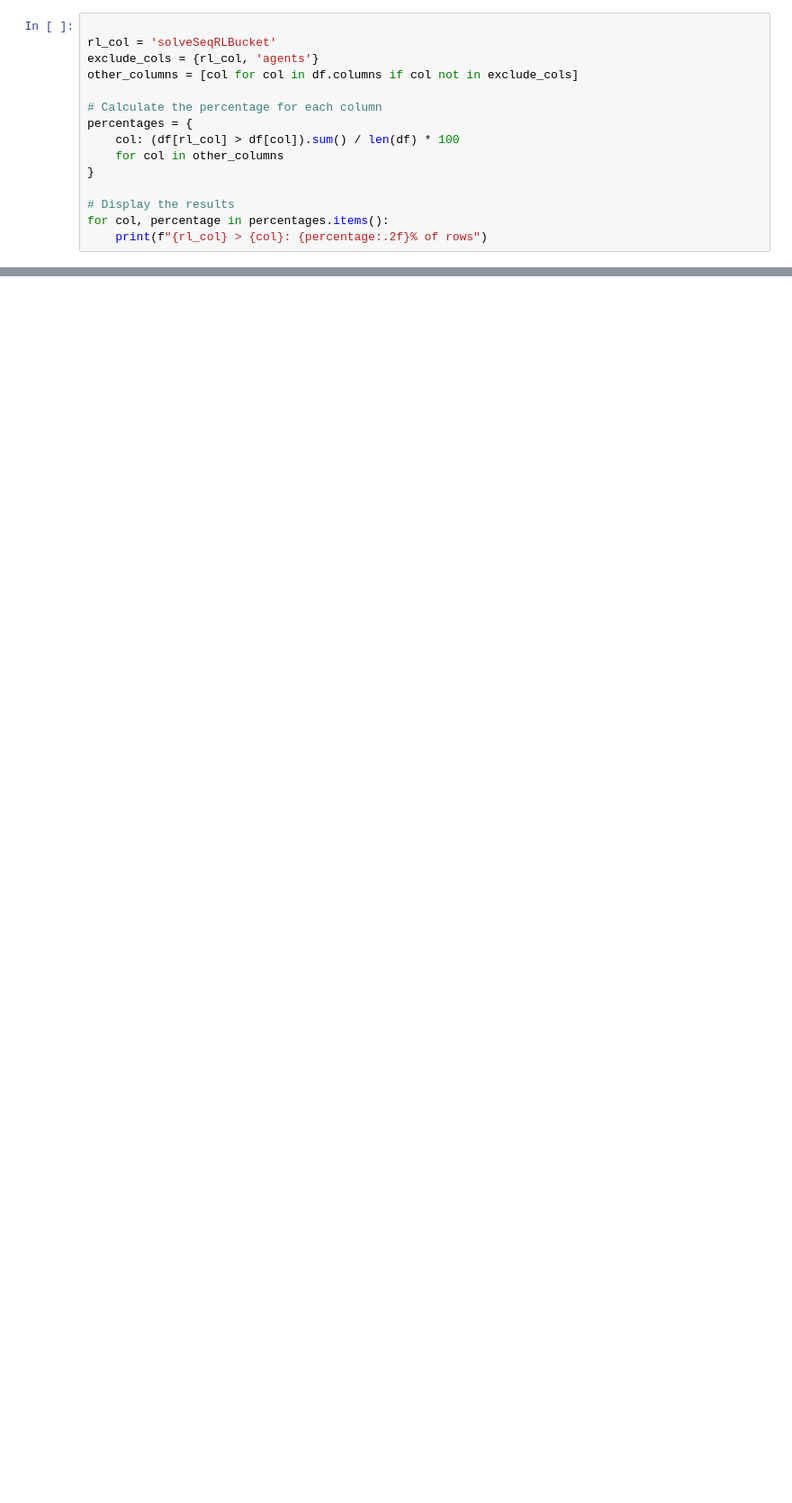
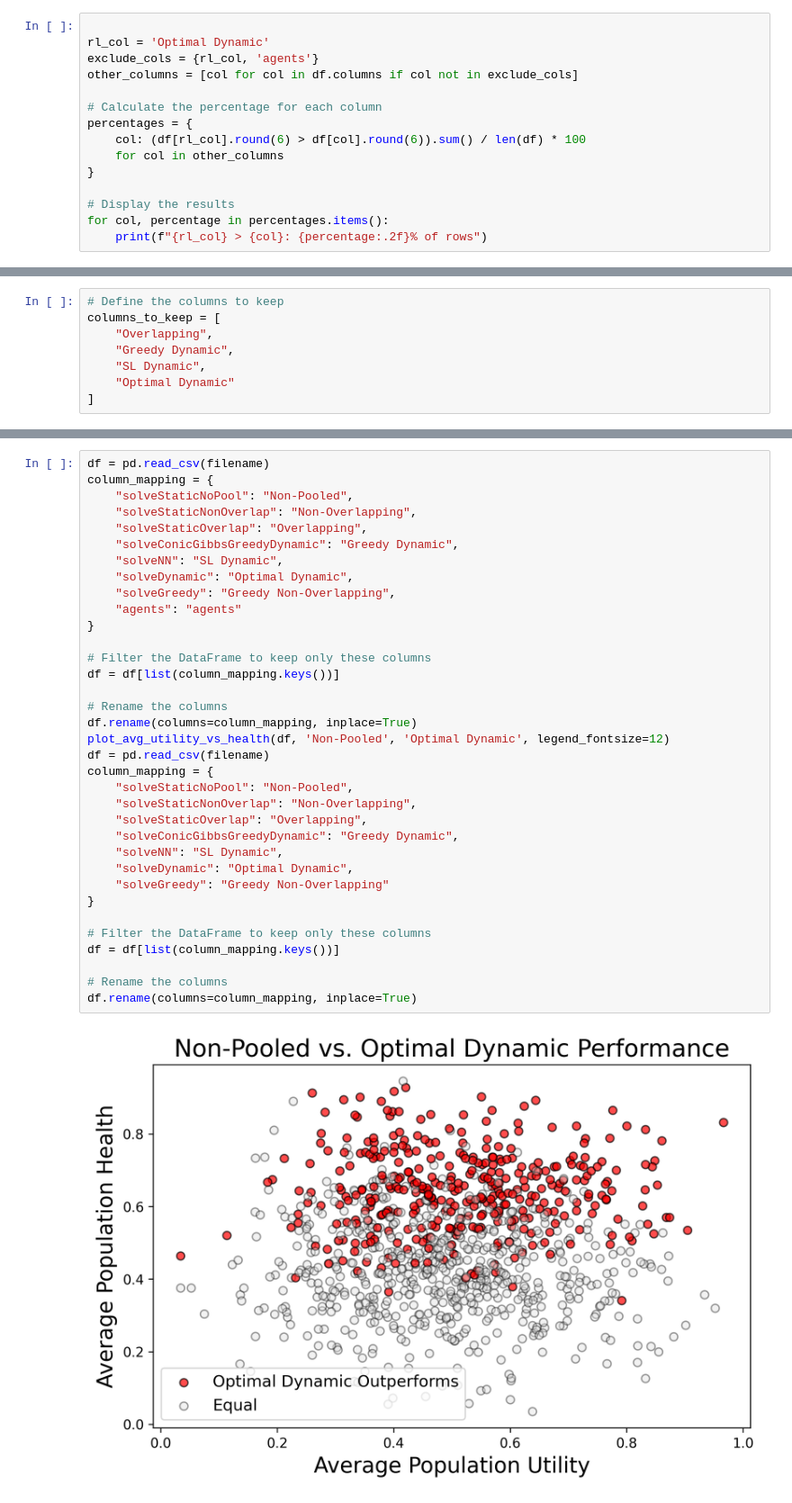
Before and after one commit to nrlopez03/pooled-testing, a Jupyter notebook: test.ipynb, the cells around one changed output, grey strips where cells are left out. Shown at 90% size. Drawn from its saved outputs; the diff is of its cells as text; blank space fills up the shorter version.

Commit message:
data

```diff
--- a/test.ipynb
+++ b/test.ipynb
@@ -62,12 +83,12 @@ dtype: float64
 # %%
 
-rl_col = 'solveSeqRLBucket'
+rl_col = 'Optimal Dynamic'
 exclude_cols = {rl_col, 'agents'}
 other_columns = [col for col in df.columns if col not in exclude_cols]
 
 # Calculate the percentage for each column
 percentages = {
-    col: (df[rl_col] > df[col]).sum() / len(df) * 100
+    col: (df[rl_col].round(6) > df[col].round(6)).sum() / len(df) * 100
     for col in other_columns
 }
 
@@ -78,0 +105,8 @@ solveSeqRLBucket > solveMILP: 10.10% of rows
+# %%
+# Define the columns to keep
+columns_to_keep = [
+    "Overlapping",
+    "Greedy Dynamic",
+    "SL Dynamic",
+    "Optimal Dynamic"
+]
@@ -78,0 +328,37 @@ solveSeqRLBucket > solveMILP: 10.10% of rows
+# %%
+df = pd.read_csv(filename)
+column_mapping = {
+    "solveStaticNoPool": "Non-Pooled",
+    "solveStaticNonOverlap": "Non-Overlapping",
+    "solveStaticOverlap": "Overlapping",
+    "solveConicGibbsGreedyDynamic": "Greedy Dynamic",
+    "solveNN": "SL Dynamic",
+    "solveDynamic": "Optimal Dynamic",
+    "solveGreedy": "Greedy Non-Overlapping",
+    "agents": "agents"
+}
+
+# Filter the DataFrame to keep only these columns
+df = df[list(column_mapping.keys())]
+
+# Rename the columns
+df.rename(columns=column_mapping, inplace=True)
+plot_avg_utility_vs_health(df, 'Non-Pooled', 'Optimal Dynamic', legend_fontsize=12)
+df = pd.read_csv(filename)
+column_mapping = {
+    "solveStaticNoPool": "Non-Pooled",
+    "solveStaticNonOverlap": "Non-Overlapping",
+    "solveStaticOverlap": "Overlapping",
+    "solveConicGibbsGreedyDynamic": "Greedy Dynamic",
+    "solveNN": "SL Dynamic",
+    "solveDynamic": "Optimal Dynamic",
+    "solveGreedy": "Greedy Non-Overlapping"
+}
+
+# Filter the DataFrame to keep only these columns
+df = df[list(column_mapping.keys())]
+
+# Rename the columns
+df.rename(columns=column_mapping, inplace=True)
+# %% [output]
+[figure, added]
```
Also changed, not shown: parts of 16 cells of this notebook, 11 other files.
